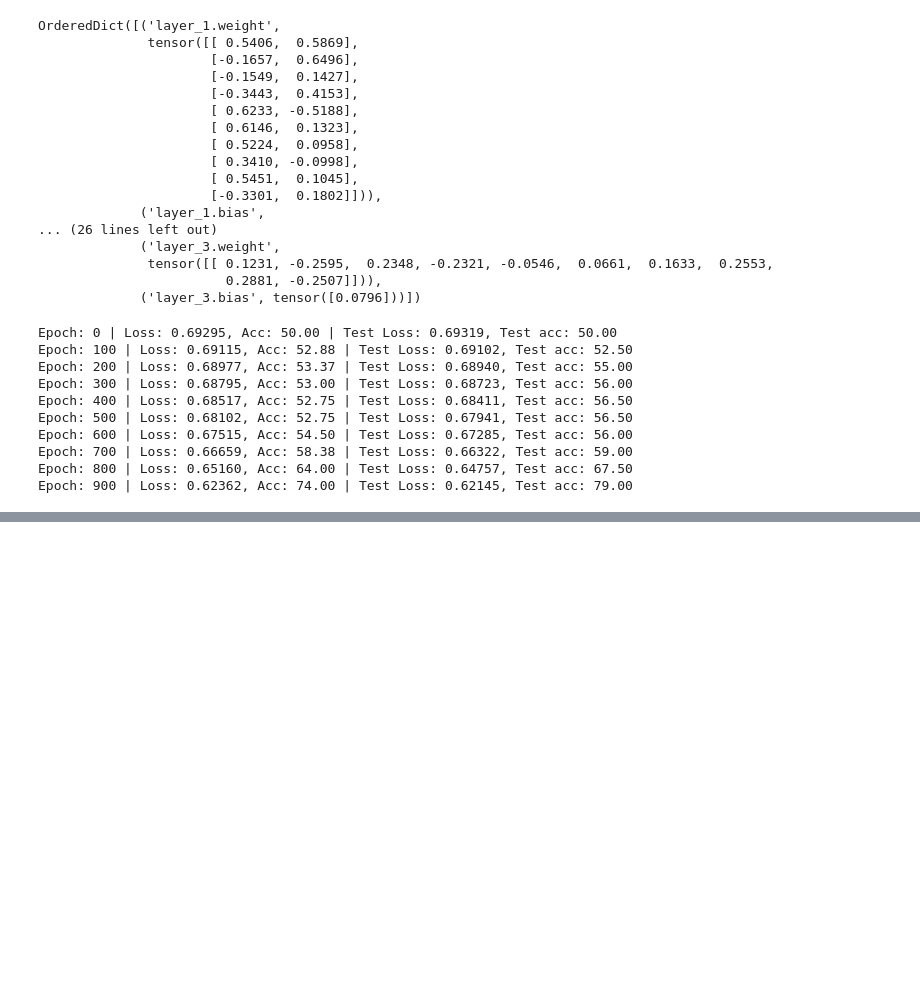
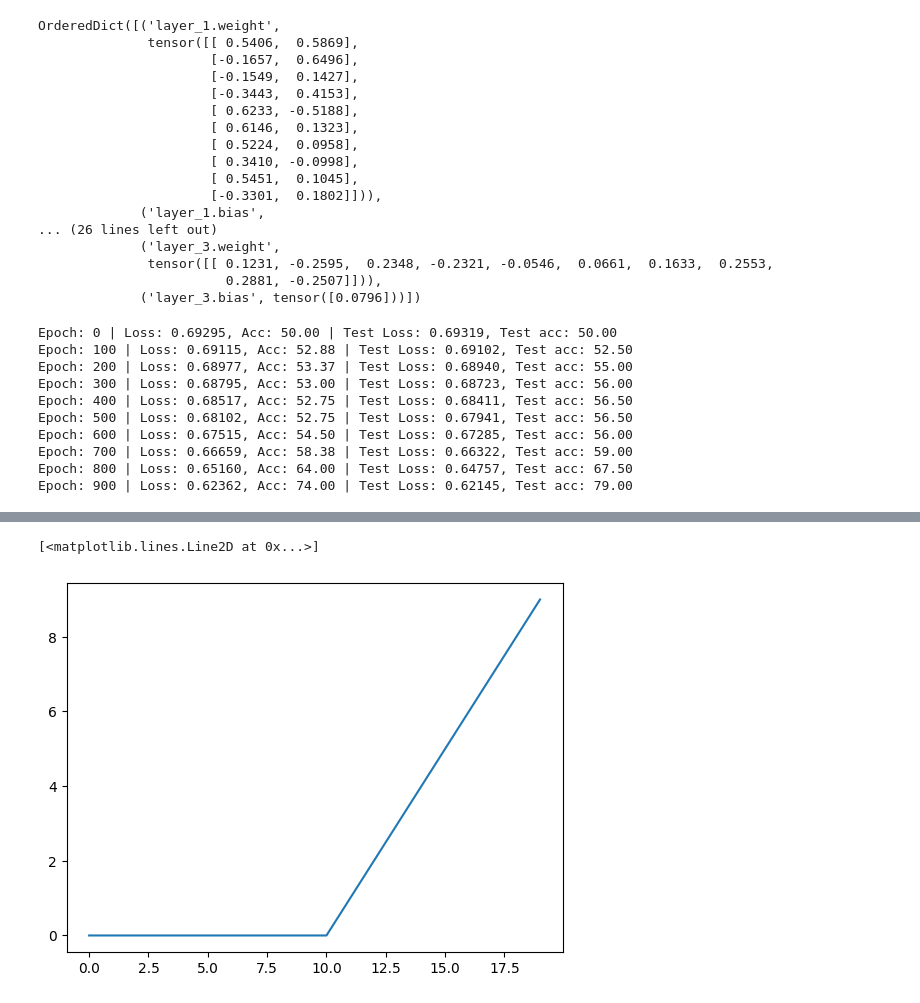
Before and after one commit to martinaspeciale/pytorch-deep-learning, a Jupyter notebook: 02-neural-network-classification.ipynb, the cells around one changed output, grey strips where cells are left out. Saved outputs shown, nothing was run; the diff lists cells and outputs as text; code cells hidden in the pictures; blank space fills up the shorter version.

```diff
--- a/02-neural-network-classification.ipynb
+++ b/02-neural-network-classification.ipynb
@@ -844,0 +893,6 @@ Epoch: 900 | Loss: 0.62362, Acc: 74.00 | Test Loss: 0.62145, Test acc: 79.00
+# %%
+# plot ReLU custom activation function
+plt.plot(relu(A))
+# %% [output]
+[<matplotlib.lines.Line2D at 0x...>]
+[figure, added]
```
Also changed, not shown: parts of 16 cells of this notebook.
